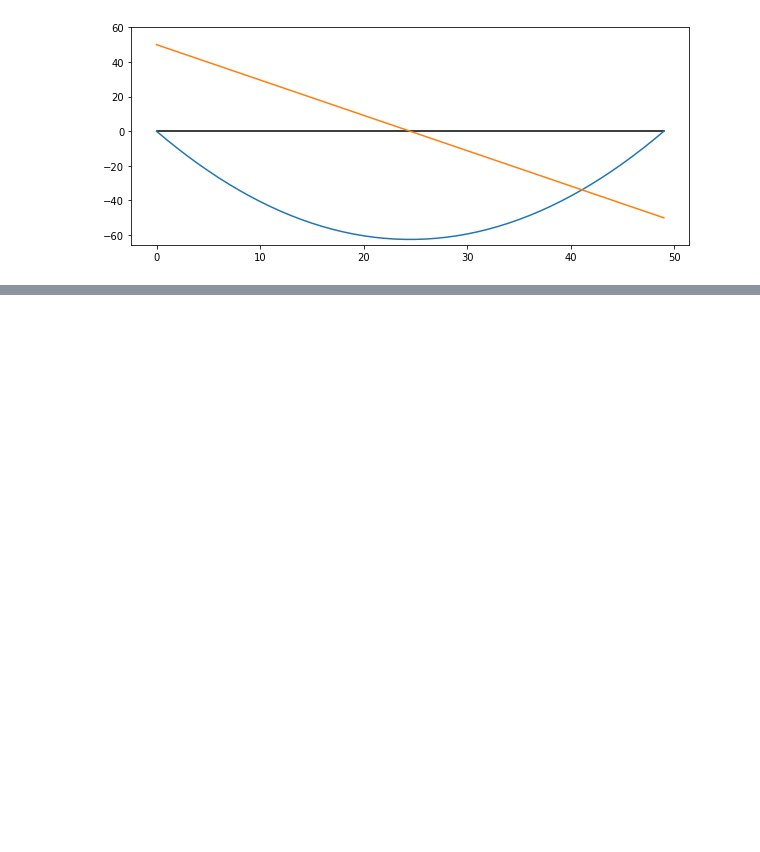
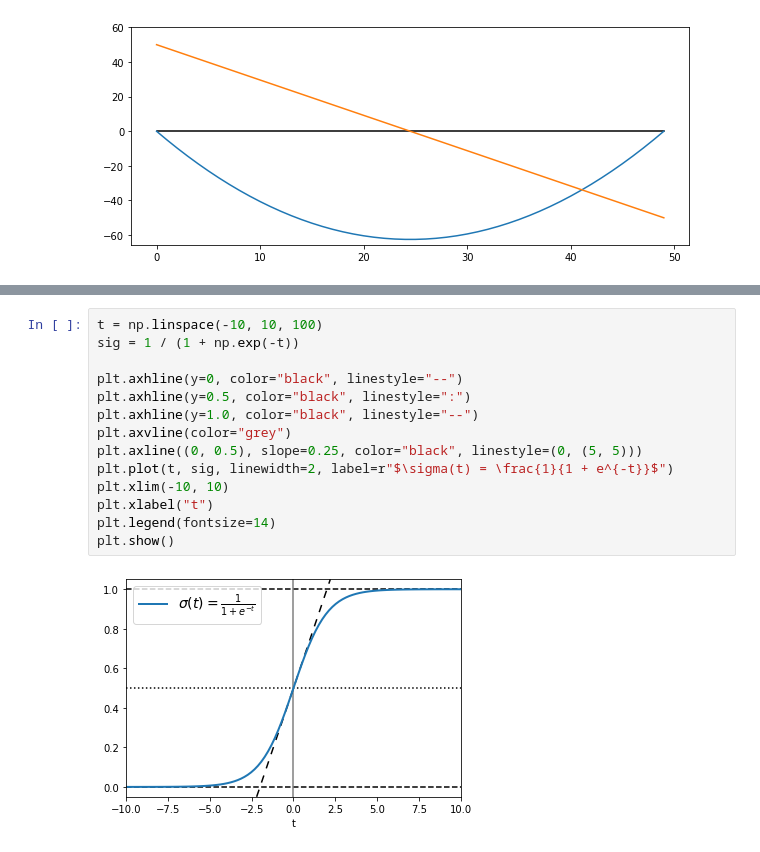
Before and after one commit to besttea/BestteaPythonWork, a Jupyter notebook: 结构力学_梁弯矩计算.ipynb, the cells around one changed output, grey strips where cells are left out. Drawn from its saved outputs; the diff is of its cells as text; blank space fills up the shorter version.

```diff
--- a/结构力学_梁弯矩计算.ipynb
+++ b/结构力学_梁弯矩计算.ipynb
@@ -65,0 +88,16 @@ TypeError: poly() takes 1 positional argument but 3 were given
+# %%
+t = np.linspace(-10, 10, 100)
+sig = 1 / (1 + np.exp(-t))
+
+plt.axhline(y=0, color="black", linestyle="--")
+plt.axhline(y=0.5, color="black", linestyle=":")
+plt.axhline(y=1.0, color="black", linestyle="--")
+plt.axvline(color="grey")
+plt.axline((0, 0.5), slope=0.25, color="black", linestyle=(0, (5, 5)))
+plt.plot(t, sig, linewidth=2, label=r"$\sigma(t) = \frac{1}{1 + e^{-t}}$")
+plt.xlim(-10, 10)
+plt.xlabel("t")
+plt.legend(fontsize=14)
+plt.show()
+# %% [output]
+[figure, added]
```
Also changed, not shown: parts of 1 cell of this notebook, 4 other files.
